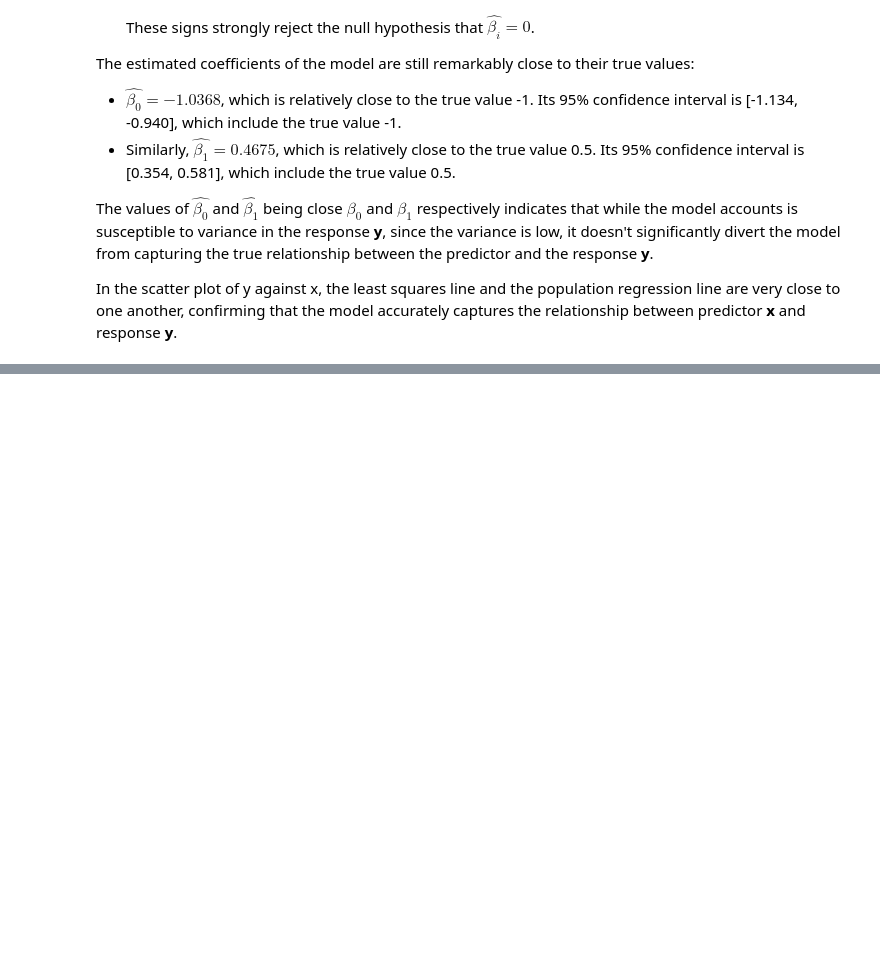
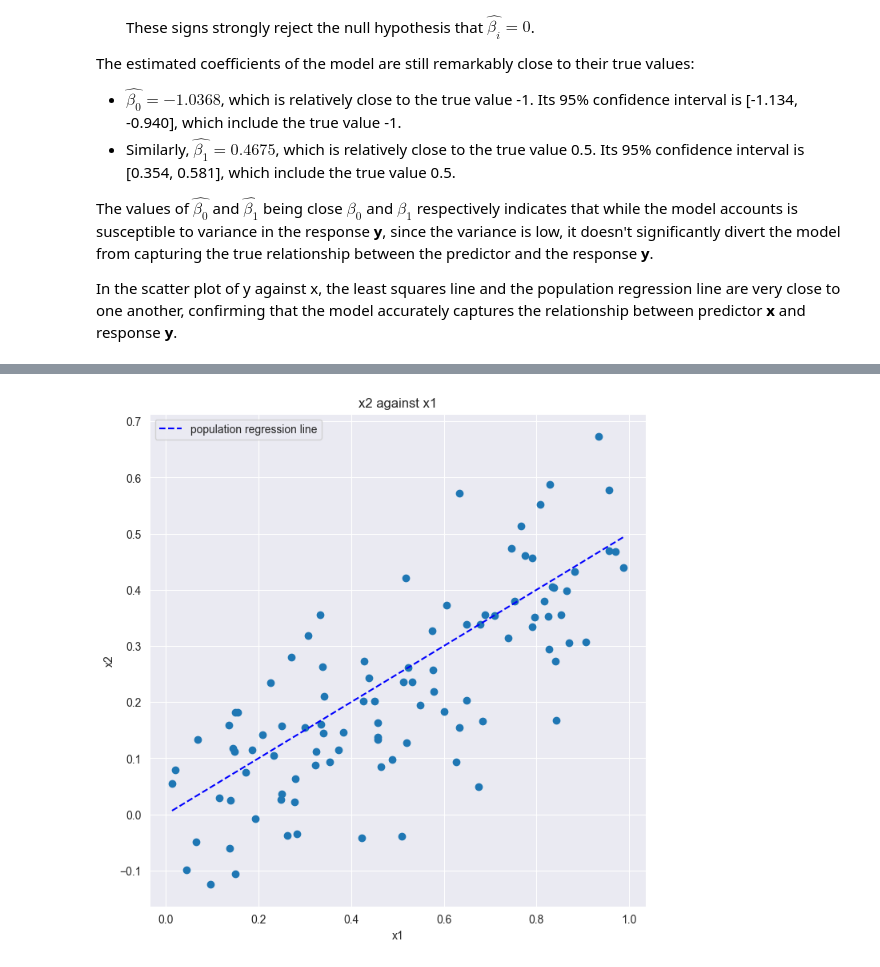
Before and after one commit to nhitran-00/ISL, a Jupyter notebook: chapter_3.ipynb, the cells around one changed output, grey strips where cells are left out. Cells and saved outputs as stored; diff of their text form; code cells hidden in the pictures; blank space fills up the shorter version.

```diff
--- a/chapter_3.ipynb
+++ b/chapter_3.ipynb
@@ -1234,0 +1251,5 @@ The figure showing the comparison of confidence intervals of b0 and b1 between 3
+# %%
+rng = np.random.default_rng(10)
+x1_a = rng.uniform(0, 1, size=100)
+x2_a = 0.5 * x1_a + rng.normal(size=100)/10
+y_14_a = 2 + 2 * x1_a + 0.3 * x2_a + rng.normal(size=100)
@@ -1234,0 +1282,10 @@ The figure showing the comparison of confidence intervals of b0 and b1 between 3
+# %%
+# plot a scatter plot between x1 and x2 with the population regression line
+fig, ax = plt.subplots(1,1, figsize=(8,8))
+
+plot_scatter_simple_linear(x1_a, x2_a, bi_true = [0.0, 0.5], subplot=(fig, ax))
+ax.set_xlabel('x1')
+ax.set_ylabel('x2')
+ax.set_title('x2 against x1');
+# %% [output]
+[figure, added]
```
Also changed, not shown: parts of 43 cells of this notebook.
